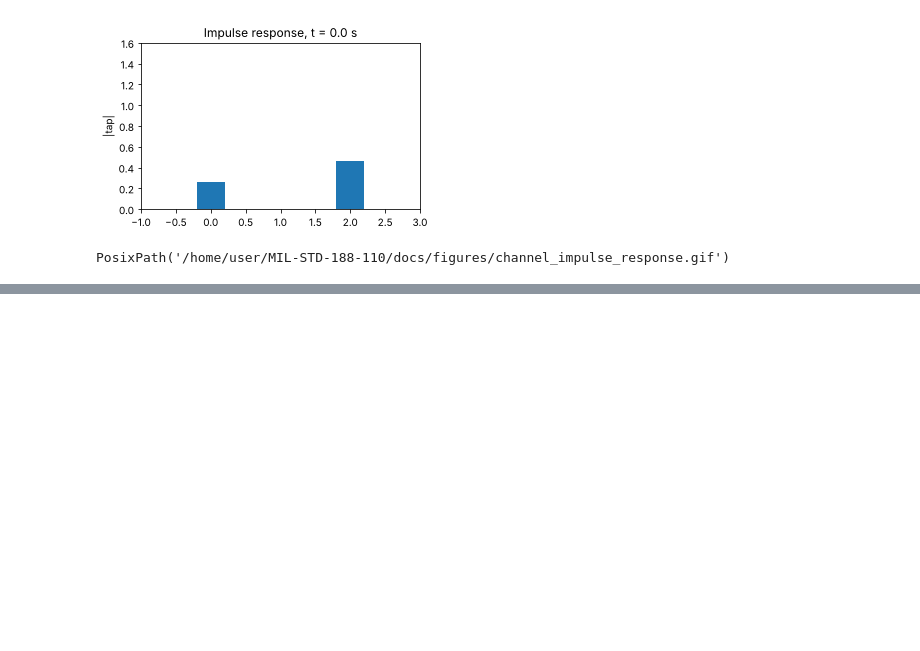
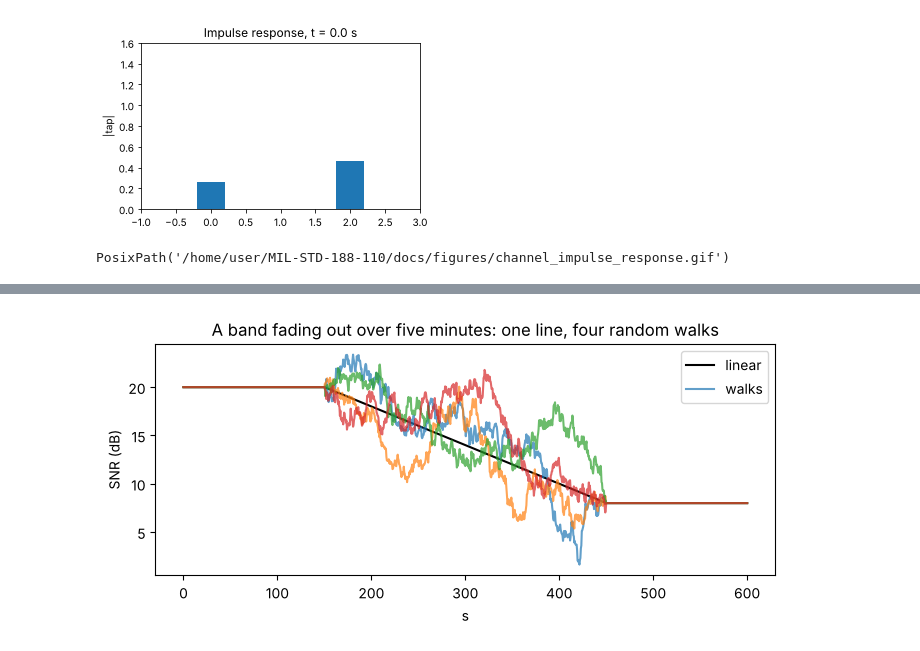
Before and after one commit to Willt125/MIL-STD-188-110, a Jupyter notebook: docs/channel.ipynb, the cells around one changed output, grey strips where cells are left out. Cells and saved outputs as stored; diff of their text form; code cells hidden in the pictures; blank space fills up the shorter version.

```diff
--- a/docs/channel.ipynb
+++ b/docs/channel.ipynb
@@ -106,0 +137,14 @@ PosixPath('/home/user/MIL-STD-188-110/docs/figures/channel_impulse_response.gif'
+# %%
+t = np.linspace(0, 600, 1201)
+fig, ax = plt.subplots()
+ax.plot(t, sched.linear(20, 8, duration_s=300, start_s=150).value(t), "k", label="linear")
+for seed in range(4):
+    walk = sched.walk(20, 8, duration_s=300, volatility=0.6, seed=seed, start_s=150)
+    ax.plot(t, walk.value(t), alpha=0.7, label="walks" if seed == 0 else None)
+ax.set_xlabel("s")
+ax.set_ylabel("SNR (dB)")
+ax.set_title("A band fading out over five minutes: one line, four random walks")
+ax.legend()
+plt.show()
+# %% [output]
+[figure, added]
```
Also changed, not shown: parts of 19 cells of this notebook, 4 other files.
